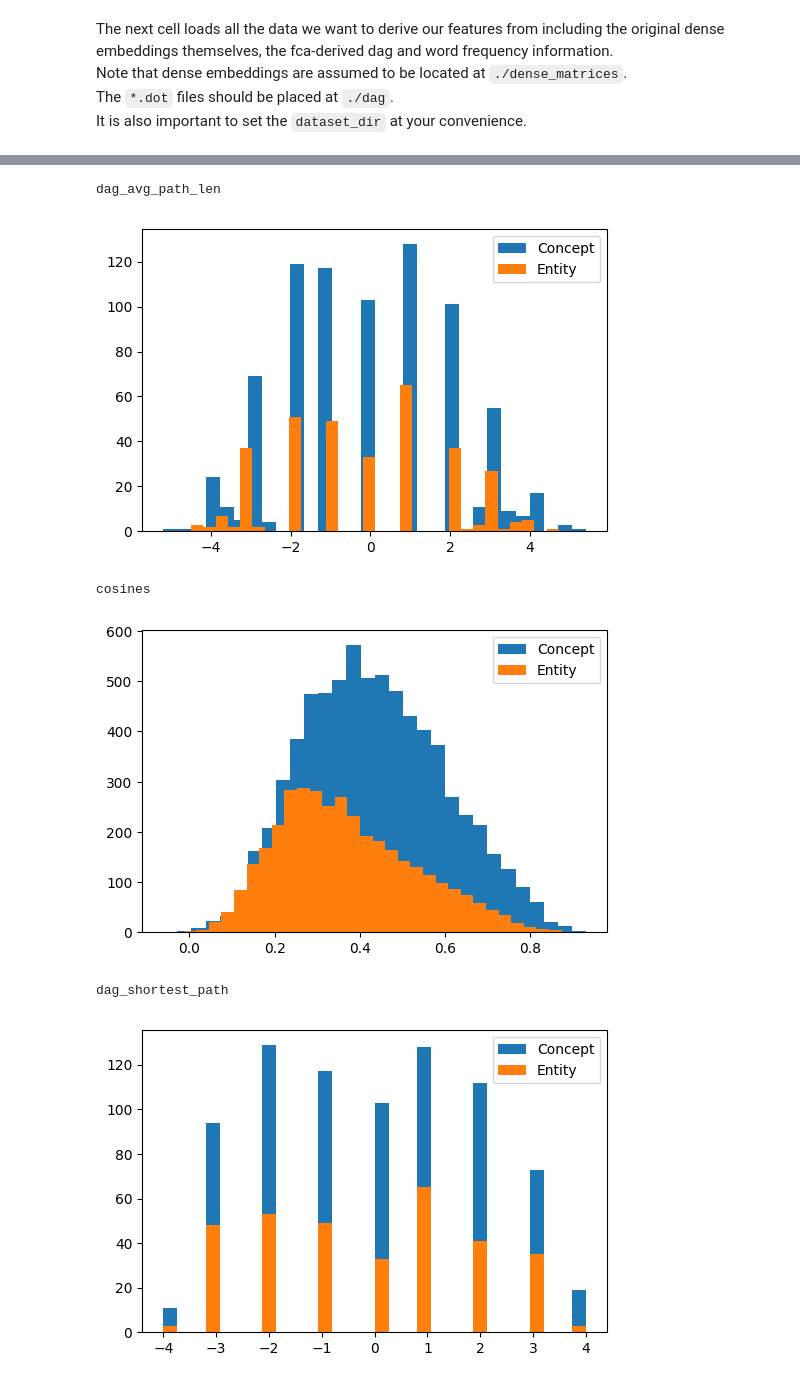
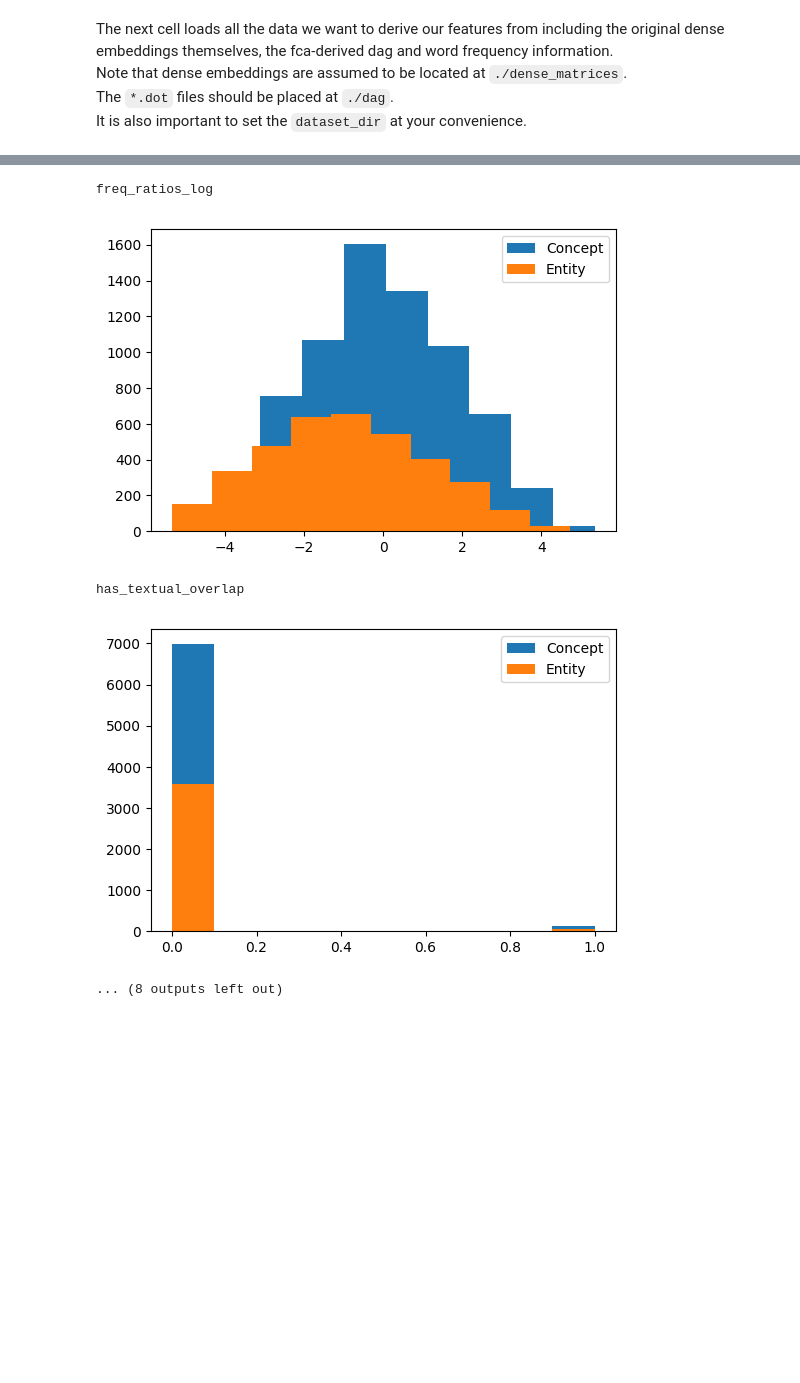
Before and after one commit to begab/fca_hypernymy, a Jupyter notebook: feature_generator.ipynb, the cells around one changed output, grey strips where cells are left out. Cells and saved outputs as stored; diff of their text form; code cells hidden in the pictures; blank space fills up the shorter version.

```diff
--- a/feature_generator.ipynb
+++ b/feature_generator.ipynb
@@ -119 +146,18 @@ def get_own_words(graph, node_id):
+# %%
+features = {
+            'difference_length' : defaultdict(list),
+            'right_above_in_dag' : defaultdict(list),
+            'right_below_in_dag' : defaultdict(list),
+            'same_dag_position' : defaultdict(list),
+            'has_textual_overlap' : defaultdict(list),
+            'freq_ratios_log' : defaultdict(list),
+            'length_ratios' : defaultdict(list),
+            'attribute_differenceA' : defaultdict(list),
+            'attribute_differenceB' : defaultdict(list),
+            'cosines' : defaultdict(list),
+#            'dag_shortest_path' : defaultdict(list),
+#            'dag_number_of_paths' : defaultdict(list),
+#            'dag_avg_path_len' : defaultdict(list)
+}
+positive_training_pairs = defaultdict(list)
 # %% [markdown]
@@ -206,9 +211,8 @@ for i, query_tuple, hypernyms in zip(range(len(train_queries)), train_queries, t
 # %%
-import matplotlib.pyplot as plt
-for f in features.keys():
+for f in sorted(features.keys()):
     print(f)
     for category in ['Concept', 'Entity']:
-        plt.hist([value for value in features[f][category] if value != -100], 30)
+        plt.hist(features[f][category])
     plt.legend(['Concept', 'Entity'])
     plt.show()
 # %% [output]
@@ -223,6 +227,5 @@ freq_ratios_log
-dag_avg_path_len
+freq_ratios_log
-[figure, old version]
+[figure, new version]
-cosines
+has_textual_overlap
-[figure, old version]
+[figure, new version]
-dag_shortest_path
+... (8 outputs left out)
-[figure, removed]
```
Also changed, not shown: parts of 6 cells of this notebook, 1 other file.
